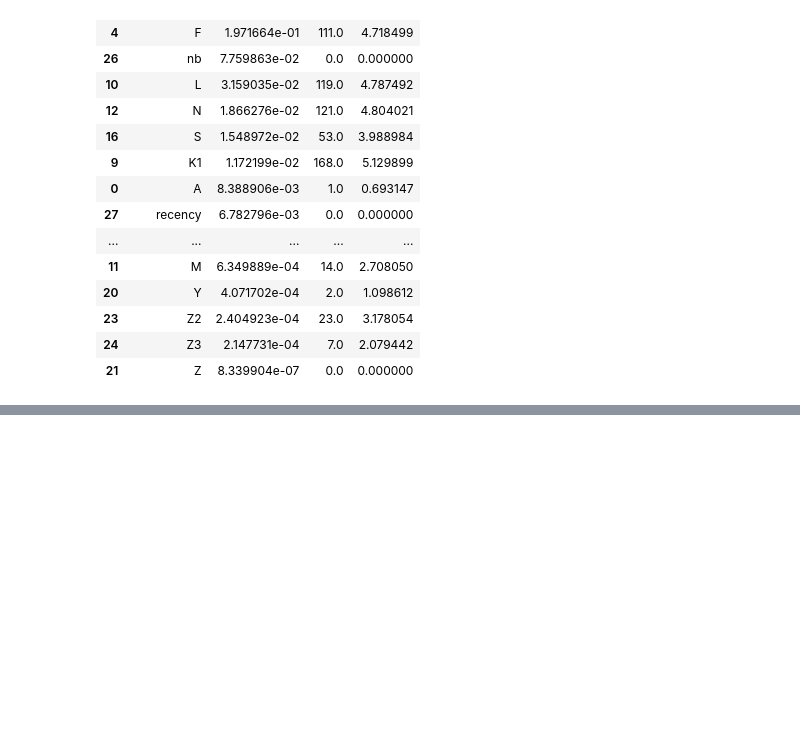
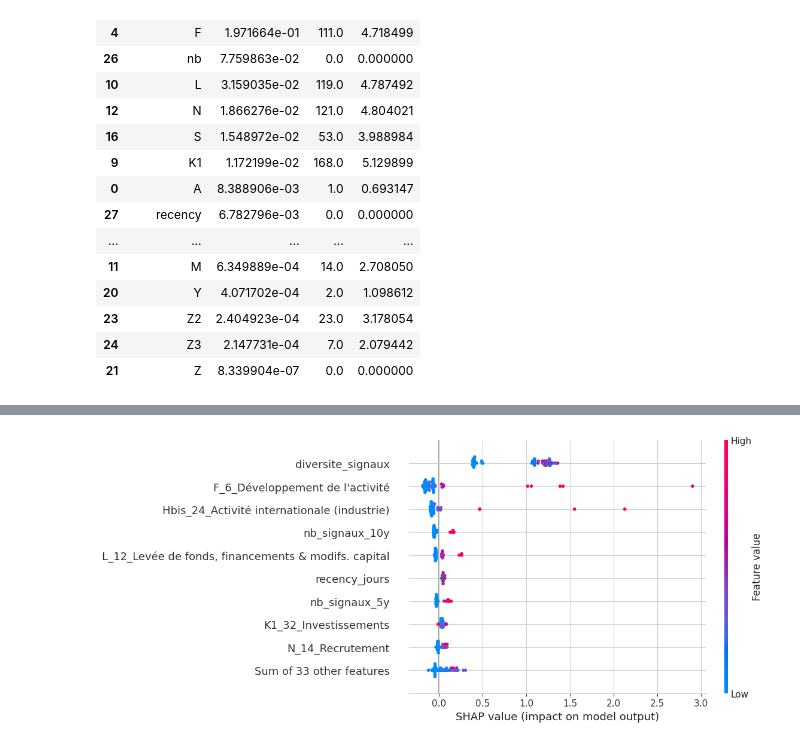
Before and after one commit to dev-labarre/ose-main, a Jupyter notebook: notebooks/Signal_Baseline_Model_v2.ipynb, the cells around one changed output, grey strips where cells are left out. Cells and saved outputs as stored; diff of their text form; code cells hidden in the pictures; blank space fills up the shorter version.

```diff
--- a/notebooks/Signal_Baseline_Model_v2.ipynb
+++ b/notebooks/Signal_Baseline_Model_v2.ipynb
@@ -937,0 +988,4 @@ imp_by_code2.columns: Index(['code_signal', 'importance'], dtype='object')
+# %%
+shap.plots.beeswarm(shap_values)
+# %% [output]
+[figure, added]
```
Also changed, not shown: parts of 9 cells of this notebook, 3 other files.
